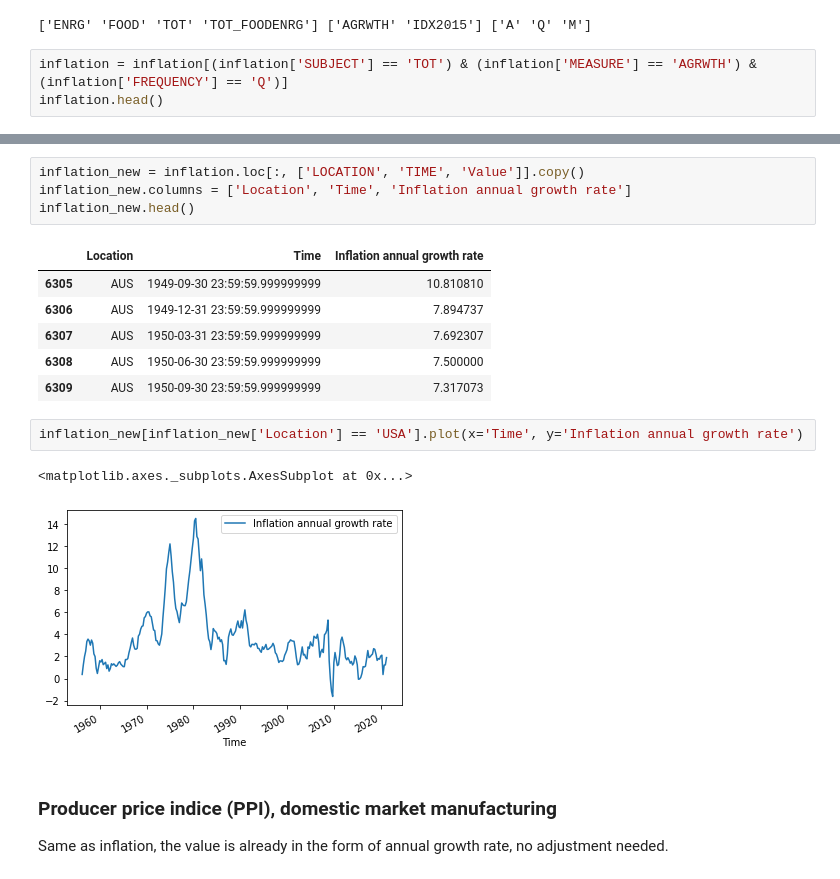
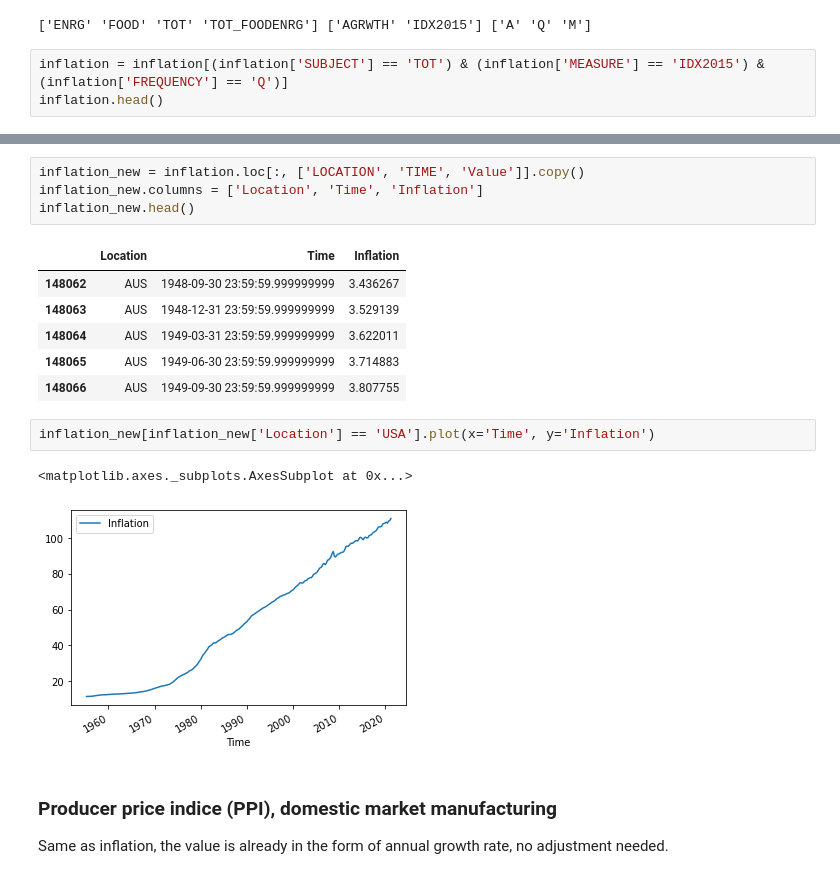
Before and after one commit to hoytlui/GDP-Growth-Forecast-Multivariate-Time-Series-Analysis, a Jupyter notebook: 2_data_wrangling.ipynb, the cells around one changed output, grey strips where cells are left out. Drawn from its saved outputs; the diff is of its cells as text.

```diff
--- a/2_data_wrangling.ipynb
+++ b/2_data_wrangling.ipynb
@@ -455,7 +364,7 @@ print(inflation['SUBJECT'].unique(), inflation['MEASURE'].unique(), inflation['F
 # %% [output]
 ['ENRG' 'FOOD' 'TOT' 'TOT_FOODENRG'] ['AGRWTH' 'IDX2015'] ['A' 'Q' 'M']
 # %%
-inflation = inflation[(inflation['SUBJECT'] == 'TOT') & (inflation['MEASURE'] == 'AGRWTH') & (inflation['FREQUENCY'] == 'Q')]
+inflation = inflation[(inflation['SUBJECT'] == 'TOT') & (inflation['MEASURE'] == 'IDX2015') & (inflation['FREQUENCY'] == 'Q')]
 inflation.head()
 # %% [output]
 |  | LOCATION | INDICATOR | SUBJECT | MEASURE | FREQUENCY | TIME | Value | Flag Codes |
@@ -483,19 +392,19 @@ Name: TIME, Length: 10657, dtype: datetime64[ns]
 # %%
 inflation_new = inflation.loc[:, ['LOCATION', 'TIME', 'Value']].copy()
-inflation_new.columns = ['Location', 'Time', 'Inflation annual growth rate']
+inflation_new.columns = ['Location', 'Time', 'Inflation']
 inflation_new.head()
 # %% [output]
-|  | Location | Time | Inflation annual growth rate |
-| 6305 | AUS | 1949-09-30 23:59:59.999999999 | 10.810810 |
-| 6306 | AUS | 1949-12-31 23:59:59.999999999 | 7.894737 |
-| 6307 | AUS | 1950-03-31 23:59:59.999999999 | 7.692307 |
-| 6308 | AUS | 1950-06-30 23:59:59.999999999 | 7.500000 |
-| 6309 | AUS | 1950-09-30 23:59:59.999999999 | 7.317073 |
+|  | Location | Time | Inflation |
+| 148062 | AUS | 1948-09-30 23:59:59.999999999 | 3.436267 |
+| 148063 | AUS | 1948-12-31 23:59:59.999999999 | 3.529139 |
+| 148064 | AUS | 1949-03-31 23:59:59.999999999 | 3.622011 |
+| 148065 | AUS | 1949-06-30 23:59:59.999999999 | 3.714883 |
+| 148066 | AUS | 1949-09-30 23:59:59.999999999 | 3.807755 |
 # %%
-inflation_new[inflation_new['Location'] == 'USA'].plot(x='Time', y='Inflation annual growth rate')
+inflation_new[inflation_new['Location'] == 'USA'].plot(x='Time', y='Inflation')
 # %% [output]
 <matplotlib.axes._subplots.AxesSubplot at 0x...>
-[figure, old version]
+[figure, new version]
 # %% [markdown]
 ### Producer price indice (PPI), domestic market manufacturing
 Same as inflation, the value is already in the form of annual growth rate, no adjustment needed.
```
Also changed, not shown: parts of 49 cells of this notebook.
